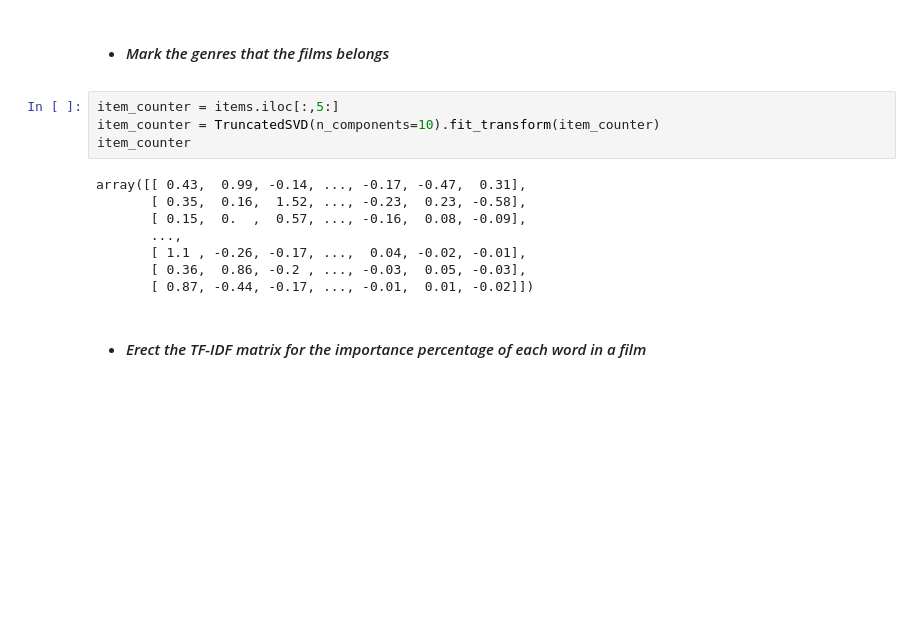
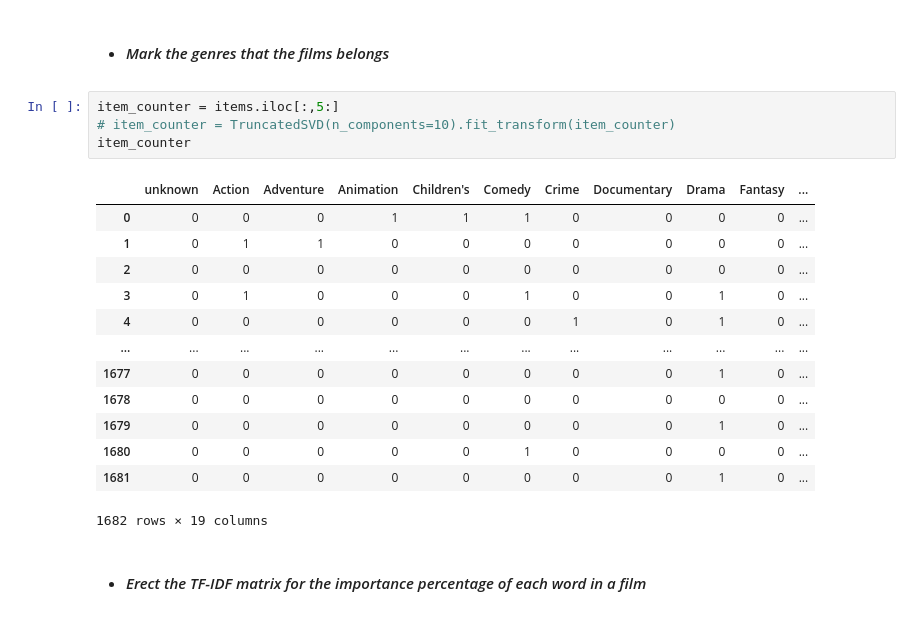
Before and after one commit to Narius2030/Recommendation-System, a Jupyter notebook: recommendsys-rating.ipynb, the cells around one changed output. Saved outputs shown, nothing was run; the diff lists cells and outputs as text; blank space fills up the shorter version.

```diff
--- a/recommendsys-rating.ipynb
+++ b/recommendsys-rating.ipynb
@@ -82,16 +83,22 @@ Number of items: 1682
 * #### *Mark the genres that the films belongs*
 # %%
 item_counter = items.iloc[:,5:]
-item_counter = TruncatedSVD(n_components=10).fit_transform(item_counter)
+# item_counter = TruncatedSVD(n_components=10).fit_transform(item_counter)
 item_counter
 # %% [output]
+|  | unknown | Action | Adventure | Animation | Children's | Comedy | Crime | Documentary | Drama | Fantasy | ... |
+| 0 | 0 | 0 | 0 | 1 | 1 | 1 | 0 | 0 | 0 | 0 | ... |
+| 1 | 0 | 1 | 1 | 0 | 0 | 0 | 0 | 0 | 0 | 0 | ... |
+| 2 | 0 | 0 | 0 | 0 | 0 | 0 | 0 | 0 | 0 | 0 | ... |
+| 3 | 0 | 1 | 0 | 0 | 0 | 1 | 0 | 0 | 1 | 0 | ... |
+| 4 | 0 | 0 | 0 | 0 | 0 | 0 | 1 | 0 | 1 | 0 | ... |
+| ... | ... | ... | ... | ... | ... | ... | ... | ... | ... | ... | ... |
+| 1677 | 0 | 0 | 0 | 0 | 0 | 0 | 0 | 0 | 1 | 0 | ... |
+| 1678 | 0 | 0 | 0 | 0 | 0 | 0 | 0 | 0 | 0 | 0 | ... |
+| 1679 | 0 | 0 | 0 | 0 | 0 | 0 | 0 | 0 | 1 | 0 | ... |
+| 1680 | 0 | 0 | 0 | 0 | 0 | 1 | 0 | 0 | 0 | 0 | ... |
+| 1681 | 0 | 0 | 0 | 0 | 0 | 0 | 0 | 0 | 1 | 0 | ... |
-array([[ 0.43,  0.99, -0.14, ..., -0.17, -0.47,  0.31],
-       [ 0.35,  0.16,  1.52, ..., -0.23,  0.23, -0.58],
-       [ 0.15,  0.  ,  0.57, ..., -0.16,  0.08, -0.09],
-       ...,
-       [ 1.1 , -0.26, -0.17, ...,  0.04, -0.02, -0.01],
-       [ 0.36,  0.86, -0.2 , ..., -0.03,  0.05, -0.03],
-       [ 0.87, -0.44, -0.17, ..., -0.01,  0.01, -0.02]])
+1682 rows × 19 columns
 # %% [markdown]
 * #### *Erect the TF-IDF matrix for the importance percentage of each word in a film*
 # %%
```
Also changed, not shown: parts of 20 cells of this notebook, 2 other files.
